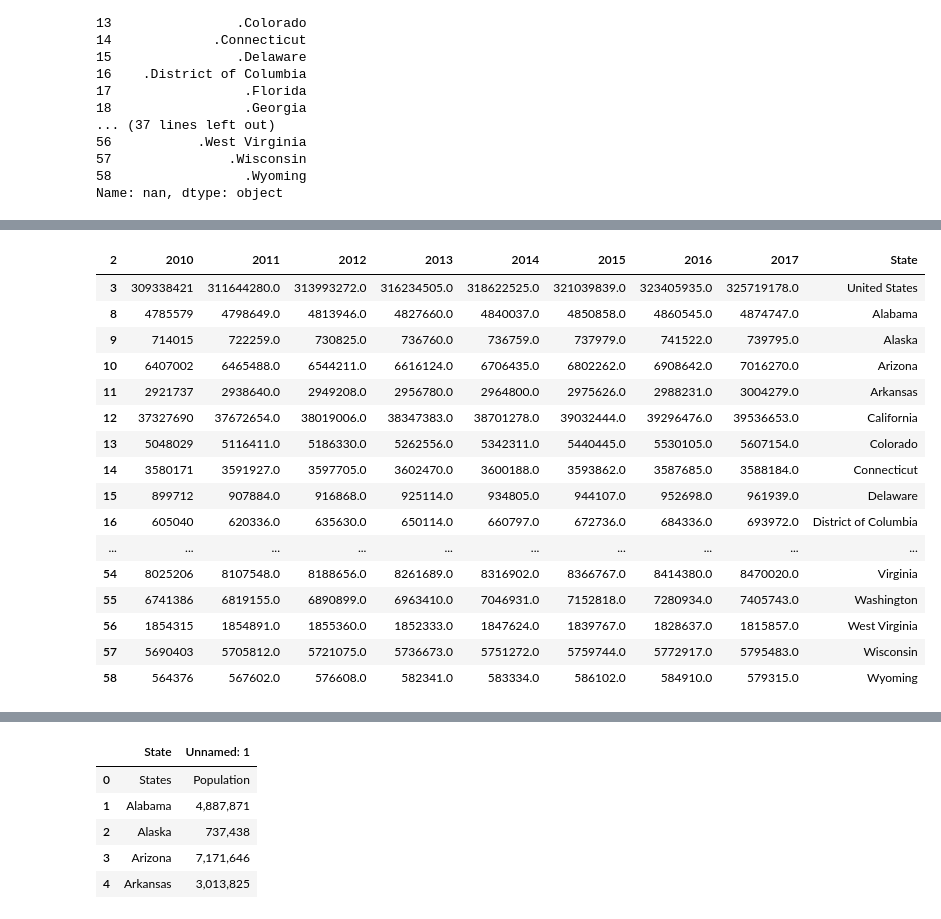
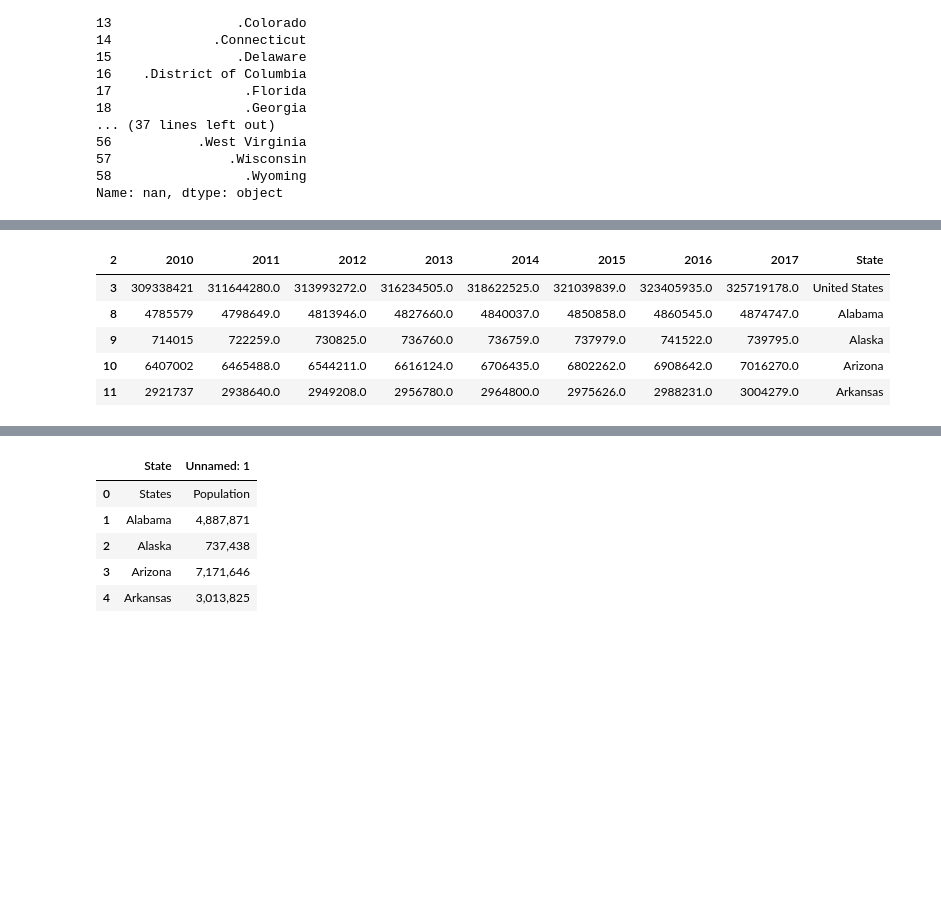
Before and after one commit to loisr/Mod-2-Project, a Jupyter notebook: Population by State.ipynb, the cells around one changed output, grey strips where cells are left out. Saved outputs shown, nothing was run; the diff lists cells and outputs as text; code cells hidden in the pictures; blank space fills up the shorter version.

```diff
--- a/Population by State.ipynb
+++ b/Population by State.ipynb
@@ -126,24 +117,13 @@ df = df1.drop(df1.columns[0], axis=1)
 # %%
 df = df.drop(columns=['Census', 'Estimates Base'])
 # %%
-df
+df.head()
 # %% [output]
 | 2 | 2010 | 2011 | 2012 | 2013 | 2014 | 2015 | 2016 | 2017 | State |
 | 3 | 309338421 | 311644280.0 | 313993272.0 | 316234505.0 | 318622525.0 | 321039839.0 | 323405935.0 | 325719178.0 | United States |
 | 8 | 4785579 | 4798649.0 | 4813946.0 | 4827660.0 | 4840037.0 | 4850858.0 | 4860545.0 | 4874747.0 | Alabama |
 | 9 | 714015 | 722259.0 | 730825.0 | 736760.0 | 736759.0 | 737979.0 | 741522.0 | 739795.0 | Alaska |
 | 10 | 6407002 | 6465488.0 | 6544211.0 | 6616124.0 | 6706435.0 | 6802262.0 | 6908642.0 | 7016270.0 | Arizona |
 | 11 | 2921737 | 2938640.0 | 2949208.0 | 2956780.0 | 2964800.0 | 2975626.0 | 2988231.0 | 3004279.0 | Arkansas |
-| 12 | 37327690 | 37672654.0 | 38019006.0 | 38347383.0 | 38701278.0 | 39032444.0 | 39296476.0 | 39536653.0 | California |
-| 13 | 5048029 | 5116411.0 | 5186330.0 | 5262556.0 | 5342311.0 | 5440445.0 | 5530105.0 | 5607154.0 | Colorado |
-| 14 | 3580171 | 3591927.0 | 3597705.0 | 3602470.0 | 3600188.0 | 3593862.0 | 3587685.0 | 3588184.0 | Connecticut |
-| 15 | 899712 | 907884.0 | 916868.0 | 925114.0 | 934805.0 | 944107.0 | 952698.0 | 961939.0 | Delaware |
-| 16 | 605040 | 620336.0 | 635630.0 | 650114.0 | 660797.0 | 672736.0 | 684336.0 | 693972.0 | District of Columbia |
-| ... | ... | ... | ... | ... | ... | ... | ... | ... | ... |
-| 54 | 8025206 | 8107548.0 | 8188656.0 | 8261689.0 | 8316902.0 | 8366767.0 | 8414380.0 | 8470020.0 | Virginia |
-| 55 | 6741386 | 6819155.0 | 6890899.0 | 6963410.0 | 7046931.0 | 7152818.0 | 7280934.0 | 7405743.0 | Washington |
-| 56 | 1854315 | 1854891.0 | 1855360.0 | 1852333.0 | 1847624.0 | 1839767.0 | 1828637.0 | 1815857.0 | West Virginia |
-| 57 | 5690403 | 5705812.0 | 5721075.0 | 5736673.0 | 5751272.0 | 5759744.0 | 5772917.0 | 5795483.0 | Wisconsin |
-| 58 | 564376 | 567602.0 | 576608.0 | 582341.0 | 583334.0 | 586102.0 | 584910.0 | 579315.0 | Wyoming |
 # %%
 df2018 = pd.read_csv('Population Estimates by State.csv')
```
Also changed, not shown: parts of 10 cells of this notebook.
